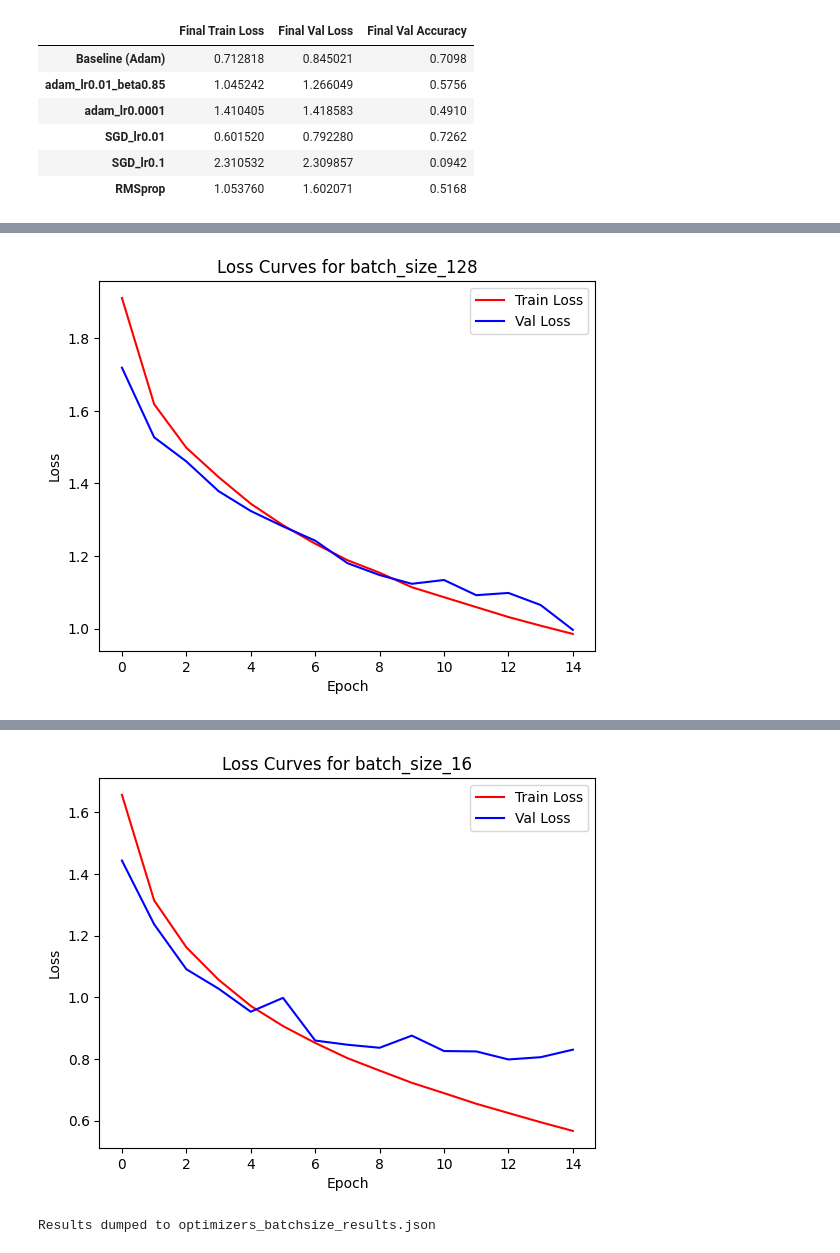
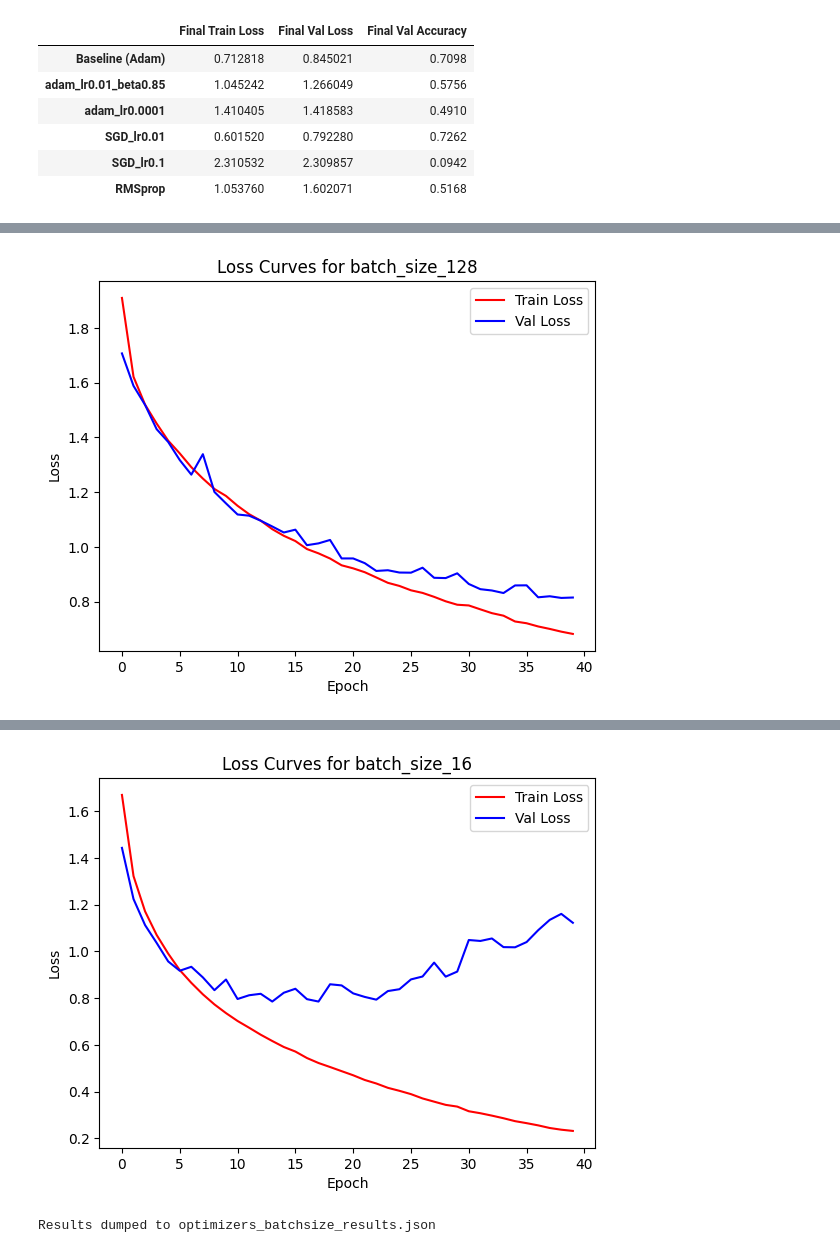
Before and after one commit to tomasbelak24/deeplearning-vision, a Jupyter notebook: hw1/optimizers.ipynb, the cells around one changed output, grey strips where cells are left out. Cells and saved outputs as stored; diff of their text form; code cells hidden in the pictures.

```diff
--- a/hw1/optimizers.ipynb
+++ b/hw1/optimizers.ipynb
@@ -205,7 +205,7 @@ for config in configs:
     epoch_val_losses = []
     epoch_val_accs = []
 
-    for e in range(15):
+    for e in range(40):
         train_loss, val_loss, val_acc = one_epoch(model, ce_loss, optimizer, dataloader_train, dataloader_val, False)
 
         print(f"Val loss at epoch {e}: {val_loss}")
@@ -450,7 +450,7 @@ for config in configs:
     epoch_val_losses = []
     epoch_val_accs = []
 
-    for e in range(15):
+    for e in range(40):
         train_loss, val_loss, val_acc = one_epoch(model, ce_loss, optimizer, dataloader_train, dataloader_val, False)
 
         print(f"Val loss at epoch {e}: {val_loss}")
@@ -510,2 +510,2 @@ Val acc at epoch 14: 0.6484
-[figure, old version]
+[figure, new version]
 Trying batch size: batch_size_16
@@ -528,4 +528,4 @@ Val acc at epoch 14: 0.7212
-[figure, old version]
+[figure, new version]
 # %%
 import json
 
```
Also changed, not shown: parts of 12 cells of this notebook.
